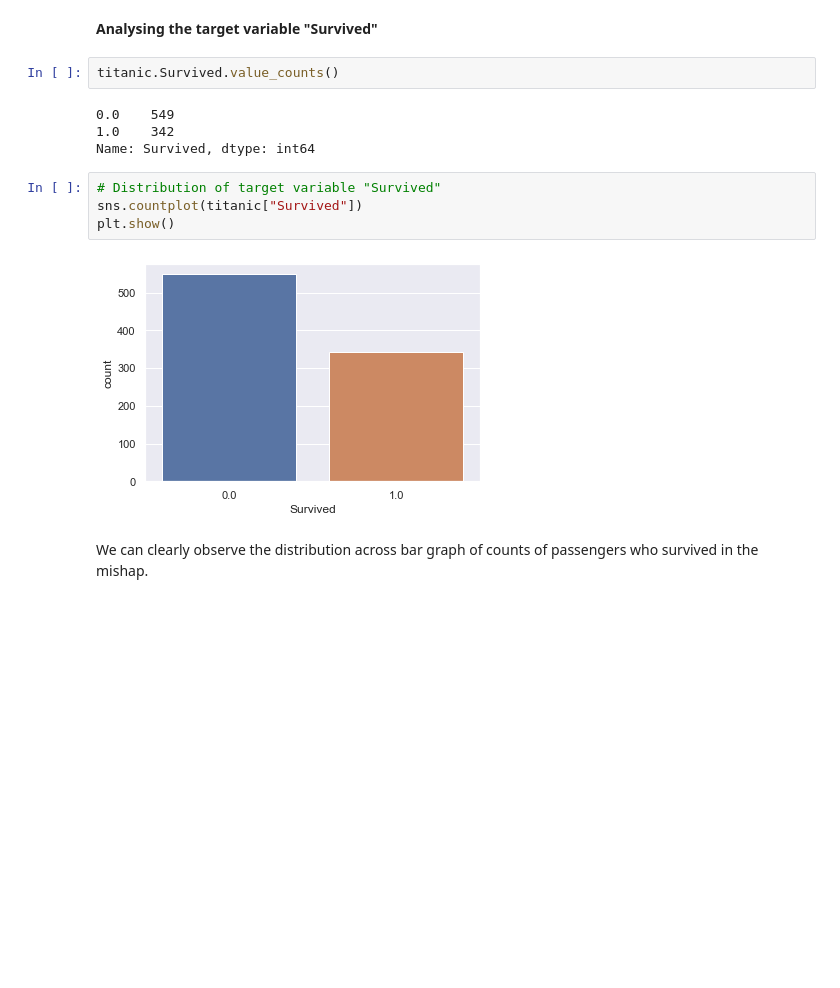
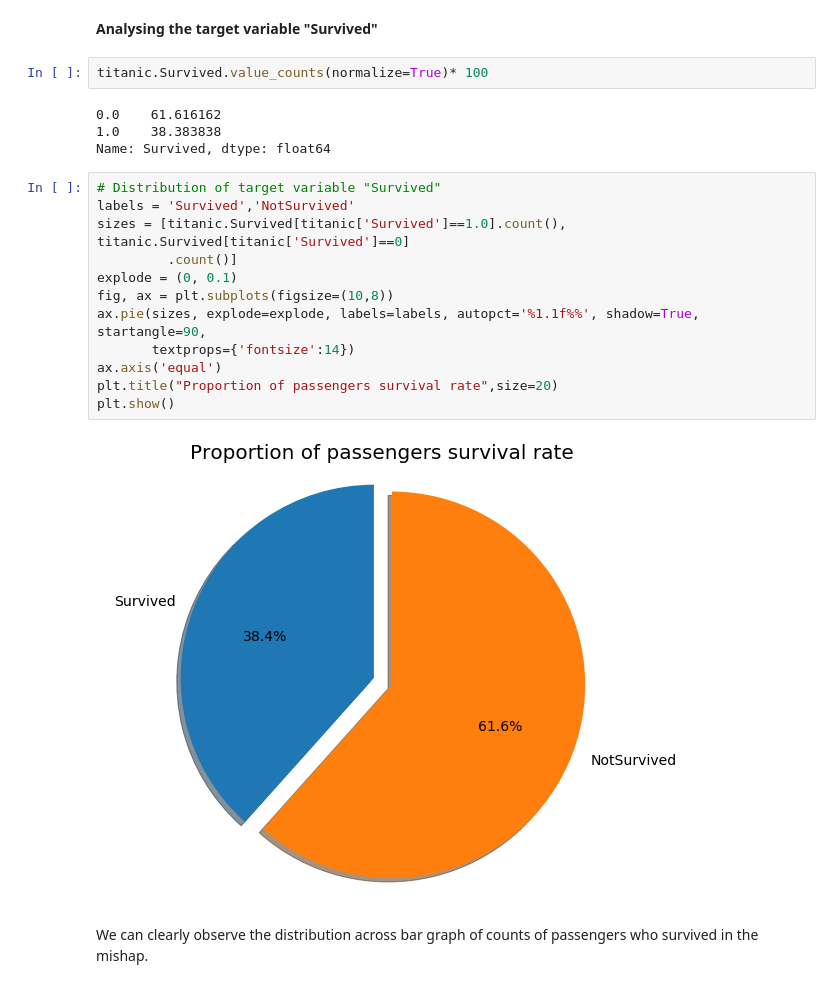
Before and after one commit to prudhvip21/Titanic-Simple-Code-, a Jupyter notebook: Titanic Dataset.ipynb, the cells around one changed output. Saved outputs shown, nothing was run; the diff lists cells and outputs as text; blank space fills up the shorter version.

```diff
--- a/Titanic Dataset.ipynb
+++ b/Titanic Dataset.ipynb
@@ -337,17 +332,25 @@ Try to figure out whether the points above IQR are really outliers.
 # %% [markdown]
 <b> Analysing the target variable "Survived" </b>
 # %%
-titanic.Survived.value_counts()
+titanic.Survived.value_counts(normalize=True)* 100
 # %% [output]
-0.0    549
-1.0    342
-Name: Survived, dtype: int64
+0.0    61.616162
+1.0    38.383838
+Name: Survived, dtype: float64
-# %%
-# Distribution of target variable "Survived"
-sns.countplot(titanic["Survived"])
-plt.show()
-# %% [output]
-[figure, removed]
+# %%
+# Distribution of target variable "Survived"
+labels = 'Survived','NotSurvived'
+sizes = [titanic.Survived[titanic['Survived']==1.0].count(), titanic.Survived[titanic['Survived']==0]
+         .count()]
+explode = (0, 0.1)
+fig, ax = plt.subplots(figsize=(10,8))
+ax.pie(sizes, explode=explode, labels=labels, autopct='%1.1f%%', shadow=True, startangle=90,
+       textprops={'fontsize':14})
+ax.axis('equal')
+plt.title("Proportion of passengers survival rate",size=20)
+plt.show()
+# %% [output]
+[figure, added]
 # %% [markdown]
 We can clearly observe the distribution across bar graph of counts of passengers who survived in the mishap.
 # %% [markdown]
```
Also changed, not shown: parts of 22 cells of this notebook.
